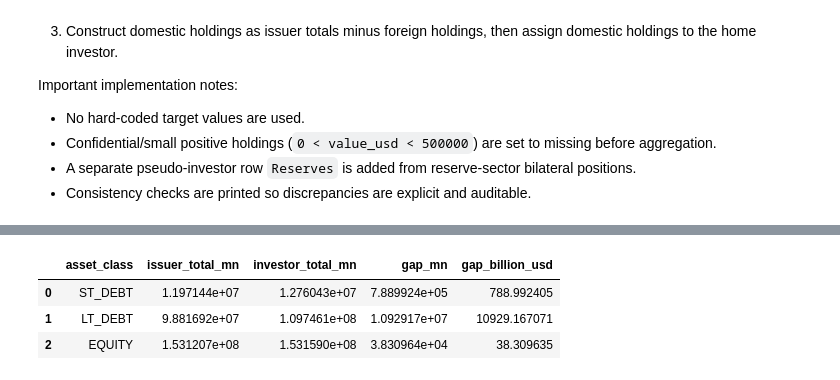
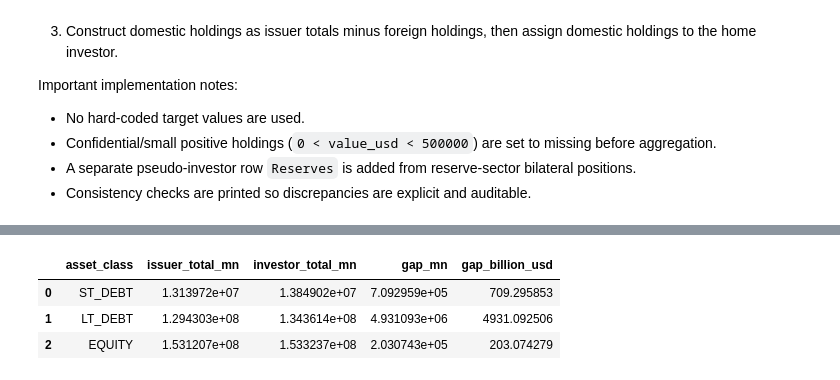
Before and after one commit to songting-byte/p09_koijen_yogo_2020, a Jupyter notebook: src/table2.ipynb, the cells around one changed output, grey strips where cells are left out. Drawn from its saved outputs; the diff is of its cells as text; code cells hidden in the pictures.

Commit message:
add table2

```diff
--- a/src/table2.ipynb
+++ b/src/table2.ipynb
@@ -412,30 +438,36 @@ country debt_source         st_mn        lt_mn  st_mn_table2  lt_mn_table2
 # %%
 # Consistency checks for auditability.
-issuer_totals = []
-for asset_code in ["ST_DEBT", "LT_DEBT", "EQUITY"]:
-    col = ASSET_LABEL_TO_MN_COL[asset_code]
-    issuer_totals.append({
-        "asset_class": asset_code,
-        "issuer_total_mn": pd.to_numeric(panel_2020[col], errors="coerce").sum(min_count=1),
-    })
-issuer_totals = pd.DataFrame(issuer_totals)
+issuer_totals = pd.DataFrame([
+    {
+        "asset_class": "ST_DEBT",
+        "issuer_total_mn": pd.to_numeric(panel_2020["st_mn_table2"], errors="coerce").sum(min_count=1),
+    },
+    {
+        "asset_class": "LT_DEBT",
+        "issuer_total_mn": pd.to_numeric(panel_2020["lt_mn_table2"], errors="coerce").sum(min_count=1),
+    },
+    {
+        "asset_class": "EQUITY",
+        "issuer_total_mn": pd.to_numeric(panel_2020["eq_mn"], errors="coerce").sum(min_count=1),
+    },
+])
 
 investor_agg = (
     all_investors[all_investors["investor"] != "Reserves"]
     .groupby("asset_class", as_index=False)["total_mn"]
     .sum(min_count=1)
     .rename(columns={"total_mn": "investor_total_mn"})
 )
 
 audit = issuer_totals.merge(investor_agg, on="asset_class", how="left")
 audit["gap_mn"] = pd.to_numeric(audit["investor_total_mn"], errors="coerce") - pd.to_numeric(audit["issuer_total_mn"], errors="coerce")
 audit["gap_billion_usd"] = audit["gap_mn"] / 1000.0
 audit
 # %% [output]
 |  | asset_class | issuer_total_mn | investor_total_mn | gap_mn | gap_billion_usd |
-| 0 | ST_DEBT | 1.197144e+07 | 1.276043e+07 | 7.889924e+05 | 788.992405 |
-| 1 | LT_DEBT | 9.881692e+07 | 1.097461e+08 | 1.092917e+07 | 10929.167071 |
-| 2 | EQUITY | 1.531207e+08 | 1.531590e+08 | 3.830964e+04 | 38.309635 |
+| 0 | ST_DEBT | 1.313972e+07 | 1.384902e+07 | 7.092959e+05 | 709.295853 |
+| 1 | LT_DEBT | 1.294303e+08 | 1.343614e+08 | 4.931093e+06 | 4931.092506 |
+| 2 | EQUITY | 1.531207e+08 | 1.533237e+08 | 2.030743e+05 | 203.074279 |
 # %%
 def _ordered_from_all(asset_code: str, preferred_order: list[str]) -> pd.DataFrame:
     """Return rows in exact preferred order using all investors (not pre-truncated top10)."""
```
Also changed, not shown: parts of 3 cells of this notebook, 2 other files.
